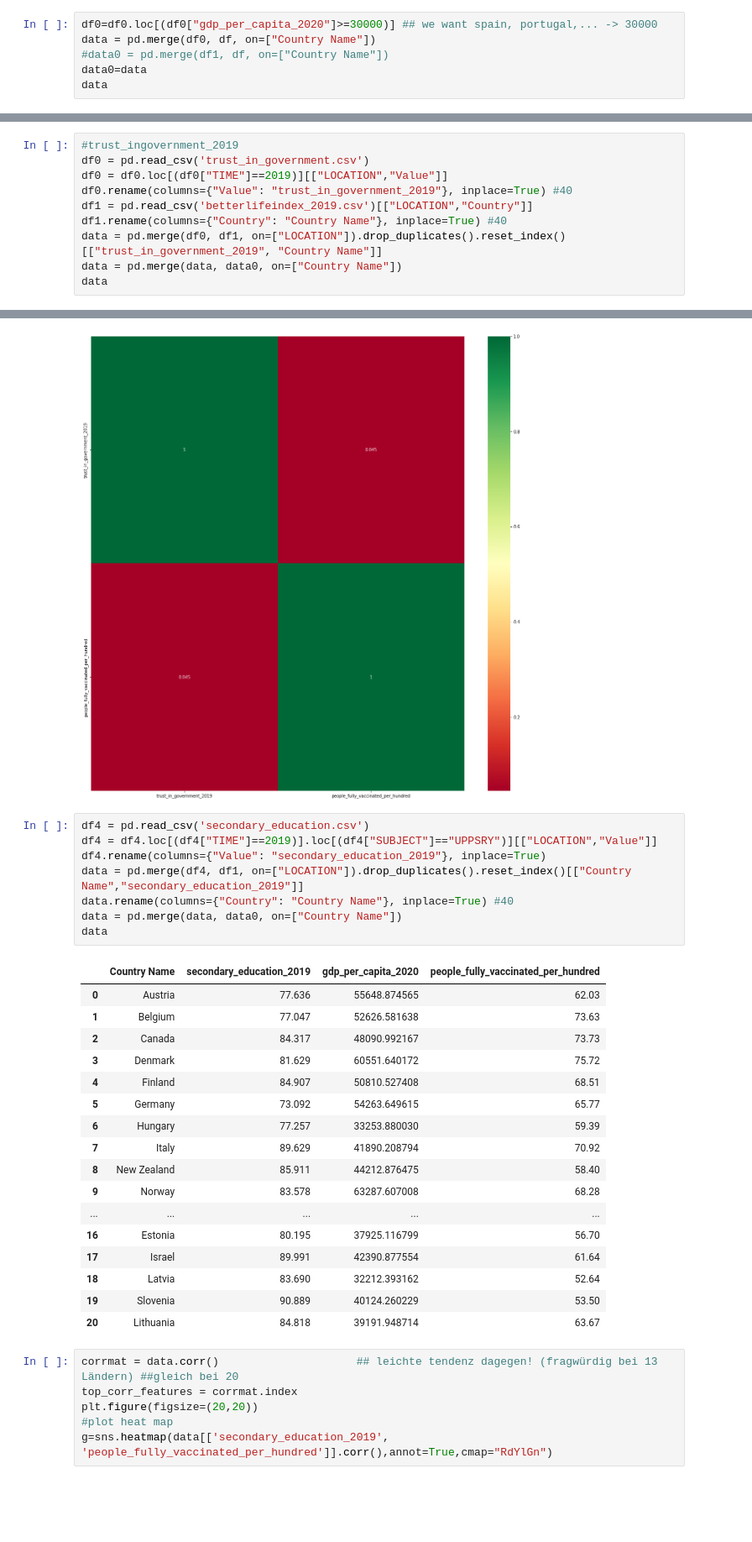
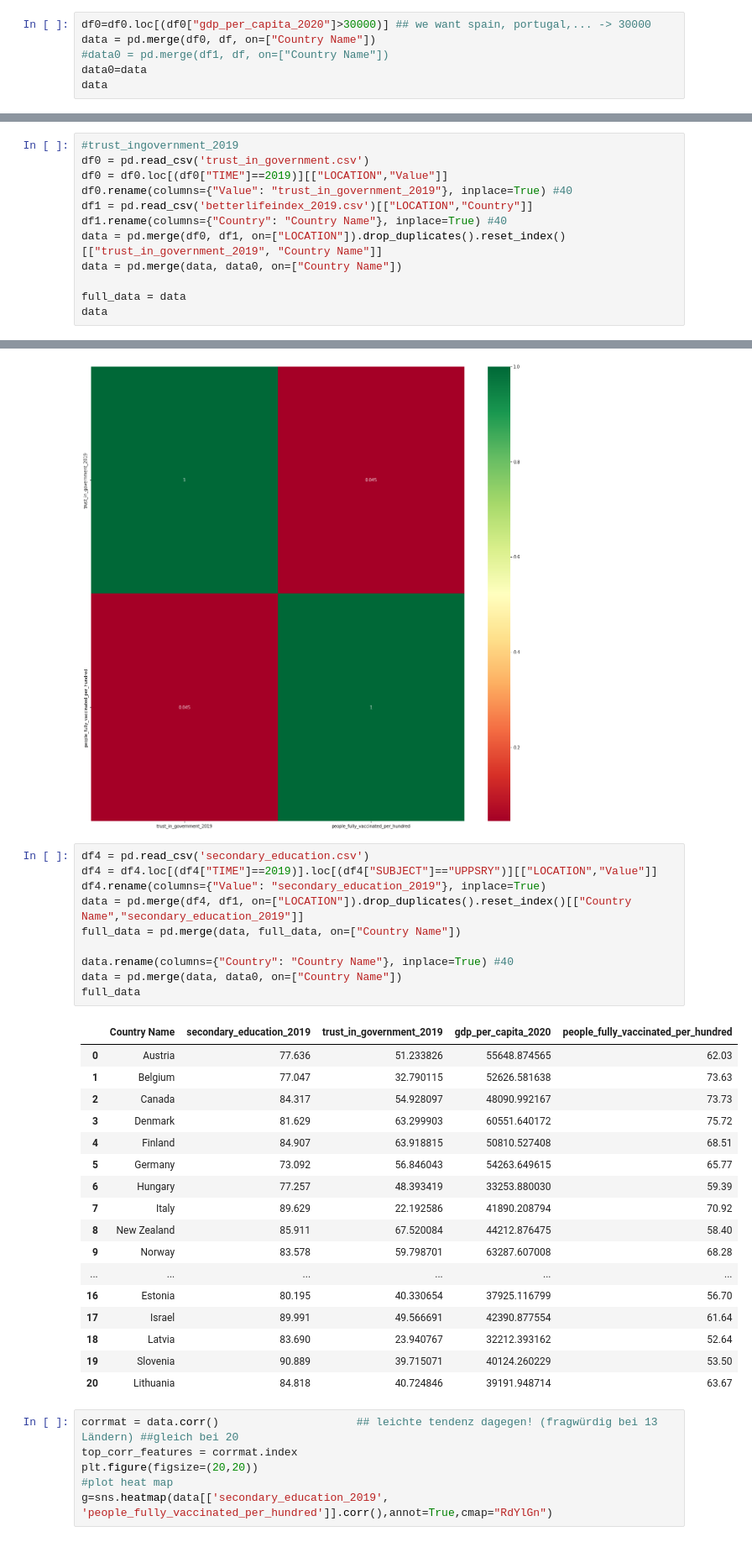
Before and after one commit to ValentinaMiller/Influences-on-covid-19-vaccination-rates, a Jupyter notebook: Data_cleaning.ipynb, the cells around one changed output, grey strips where cells are left out. Shown at 84% size. Cells and saved outputs as stored; diff of their text form; blank space fills up the shorter version.

Commit message:
limited data to higher gdps

```diff
--- a/Data_cleaning.ipynb
+++ b/Data_cleaning.ipynb
@@ -44,5 +43,5 @@ df0=df0.loc[(df0["gdp_per_capita_2020"]==df0["gdp_per_capita_2020"])]
 # %%
-df0=df0.loc[(df0["gdp_per_capita_2020"]>=30000)] ## we want spain, portugal,... -> 30000
+df0=df0.loc[(df0["gdp_per_capita_2020"]>30000)] ## we want spain, portugal,... -> 30000
 data = pd.merge(df0, df, on=["Country Name"])
 #data0 = pd.merge(df1, df, on=["Country Name"])
 data0=data
@@ -82,6 +81,8 @@ df1 = pd.read_csv('betterlifeindex_2019.csv')[["LOCATION","Country"]]
 df1.rename(columns={"Country": "Country Name"}, inplace=True) #40
 data = pd.merge(df0, df1, on=["LOCATION"]).drop_duplicates().reset_index()[["trust_in_government_2019", "Country Name"]]
 data = pd.merge(data, data0, on=["Country Name"])
+
+full_data = data
 data
 # %% [output]
 |  | trust_in_government_2019 | Country Name | gdp_per_capita_2020 | people_fully_vaccinated_per_hundred |
@@ -112,29 +113,31 @@ g=sns.heatmap(data[['trust_in_government_2019', 'people_fully_vaccinated_per_hun
 # %%
 df4 = pd.read_csv('secondary_education.csv')
 df4 = df4.loc[(df4["TIME"]==2019)].loc[(df4["SUBJECT"]=="UPPSRY")][["LOCATION","Value"]]
 df4.rename(columns={"Value": "secondary_education_2019"}, inplace=True)
 data = pd.merge(df4, df1, on=["LOCATION"]).drop_duplicates().reset_index()[["Country Name","secondary_education_2019"]]
+full_data = pd.merge(data, full_data, on=["Country Name"])
+
 data.rename(columns={"Country": "Country Name"}, inplace=True) #40
 data = pd.merge(data, data0, on=["Country Name"])
-data
+full_data
 # %% [output]
-|  | Country Name | secondary_education_2019 | gdp_per_capita_2020 | people_fully_vaccinated_per_hundred |
-| 0 | Austria | 77.636 | 55648.874565 | 62.03 |
-| 1 | Belgium | 77.047 | 52626.581638 | 73.63 |
-| 2 | Canada | 84.317 | 48090.992167 | 73.73 |
-| 3 | Denmark | 81.629 | 60551.640172 | 75.72 |
-| 4 | Finland | 84.907 | 50810.527408 | 68.51 |
-| 5 | Germany | 73.092 | 54263.649615 | 65.77 |
-| 6 | Hungary | 77.257 | 33253.880030 | 59.39 |
-| 7 | Italy | 89.629 | 41890.208794 | 70.92 |
-| 8 | New Zealand | 85.911 | 44212.876475 | 58.40 |
-| 9 | Norway | 83.578 | 63287.607008 | 68.28 |
-| ... | ... | ... | ... | ... |
-| 16 | Estonia | 80.195 | 37925.116799 | 56.70 |
-| 17 | Israel | 89.991 | 42390.877554 | 61.64 |
-| 18 | Latvia | 83.690 | 32212.393162 | 52.64 |
-| 19 | Slovenia | 90.889 | 40124.260229 | 53.50 |
-| 20 | Lithuania | 84.818 | 39191.948714 | 63.67 |
+|  | Country Name | secondary_education_2019 | trust_in_government_2019 | gdp_per_capita_2020 | people_fully_vaccinated_per_hundred |
+| 0 | Austria | 77.636 | 51.233826 | 55648.874565 | 62.03 |
+| 1 | Belgium | 77.047 | 32.790115 | 52626.581638 | 73.63 |
+| 2 | Canada | 84.317 | 54.928097 | 48090.992167 | 73.73 |
+| 3 | Denmark | 81.629 | 63.299903 | 60551.640172 | 75.72 |
+| 4 | Finland | 84.907 | 63.918815 | 50810.527408 | 68.51 |
+| 5 | Germany | 73.092 | 56.846043 | 54263.649615 | 65.77 |
+| 6 | Hungary | 77.257 | 48.393419 | 33253.880030 | 59.39 |
+| 7 | Italy | 89.629 | 22.192586 | 41890.208794 | 70.92 |
+| 8 | New Zealand | 85.911 | 67.520084 | 44212.876475 | 58.40 |
+| 9 | Norway | 83.578 | 59.798701 | 63287.607008 | 68.28 |
+| ... | ... | ... | ... | ... | ... |
+| 16 | Estonia | 80.195 | 40.330654 | 37925.116799 | 56.70 |
+| 17 | Israel | 89.991 | 49.566691 | 42390.877554 | 61.64 |
+| 18 | Latvia | 83.690 | 23.940767 | 32212.393162 | 52.64 |
+| 19 | Slovenia | 90.889 | 39.715071 | 40124.260229 | 53.50 |
+| 20 | Lithuania | 84.818 | 40.724846 | 39191.948714 | 63.67 |
 # %%
 corrmat = data.corr()                     ## leichte tendenz dagegen! (fragwürdig bei 13 Ländern) ##gleich bei 20
 top_corr_features = corrmat.index
```
Also changed, not shown: parts of 14 cells of this notebook.
